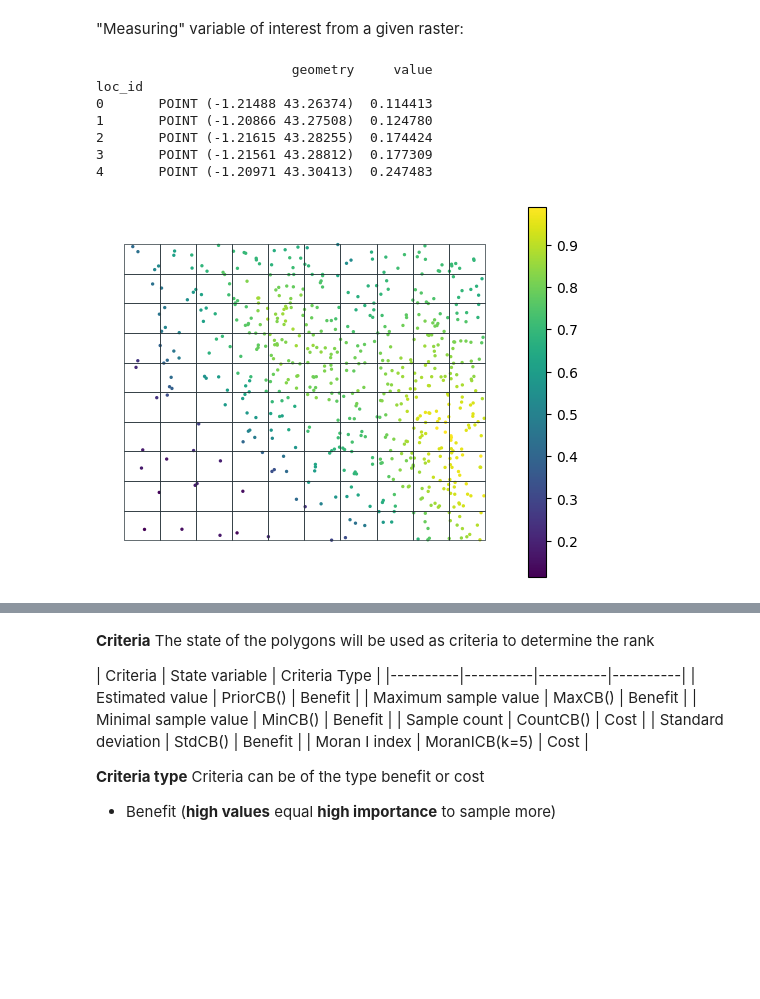
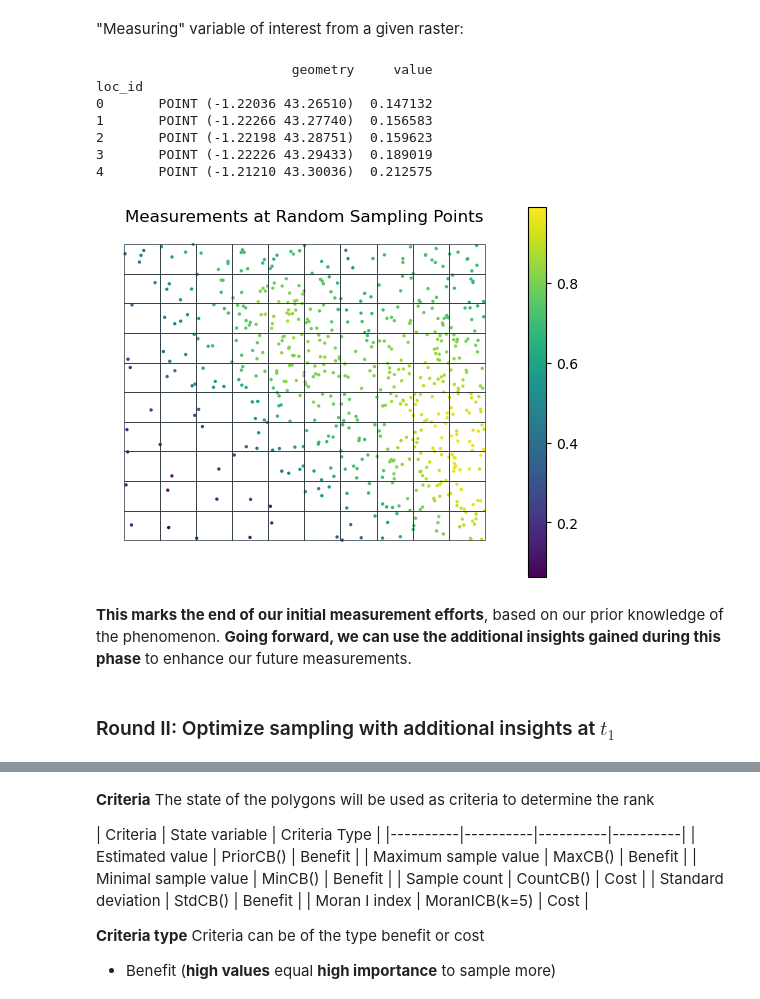
Before and after one commit to franckalbinet/trufl, a Jupyter notebook: nbs/index.ipynb, the cells around one changed output, grey strips where cells are left out. Drawn from its saved outputs; the diff is of its cells as text; code cells hidden in the pictures; blank space fills up the shorter version.

```diff
--- a/nbs/index.ipynb
+++ b/nbs/index.ipynb
@@ -169,8 +180,9 @@ It's worth noting that in the absence of any prior knowledge, a uniform sampling
 # %% [markdown]
 Based on the **ranks (sampling priority)** calculated by the `Optimizer` and given sampling **budget**, let's calculate the number of samples to be collected for each administrative unit (`loc_id`). Different sampling policies can be used (Weighted, quantiles):
 # %%
+budget_t0 = 600
 n = rank_to_sample(df_rank['rank'].sort_index().values,
-                   budget=600, min=1, policy="quantiles"); n
+                   budget=budget_t0, min=1, policy="quantiles"); n
 # %% [output]
 array([ 1,  1,  1,  1,  1,  1,  1,  1,  1,  4,  1,  1,  1,  1,  1,  4,  4,
         4,  4,  4,  1,  1,  1,  1,  1,  4,  4,  4,  4,  4,  1,  1,  1,  4,
@@ -206,18 +219,23 @@ The data collector collects measurements at the random sampling locations in the
 "Measuring" variable of interest from a given raster:
 # %%
 dc_emulator = DataCollector(fname_raster)
-samples_t0 = dc_emulator.collect(sample_locs_t0)
+measurements_t0 = dc_emulator.collect(sample_locs_t0)
 
-print(samples_t0.head())
-ax = samples_t0.plot(column='value', s=2, legend=True)
+print(measurements_t0.head())
+ax = measurements_t0.plot(column='value', s=2, legend=True)
 gdf_grid.boundary.plot(color=black, lw=0.5, ax=ax);
-plt.axis('off');
+plt.axis('off')
+plt.title('Measurements at Random Sampling Points');
 # %% [output]
                          geometry     value
 loc_id
-0       POINT (-1.21488 43.26374)  0.114413
-1       POINT (-1.20866 43.27508)  0.124780
-2       POINT (-1.21615 43.28255)  0.174424
-3       POINT (-1.21561 43.28812)  0.177309
-4       POINT (-1.20971 43.30413)  0.247483
+0       POINT (-1.22036 43.26510)  0.147132
+1       POINT (-1.22266 43.27740)  0.156583
+2       POINT (-1.22198 43.28751)  0.159623
+3       POINT (-1.22226 43.29433)  0.189019
+4       POINT (-1.21210 43.30036)  0.212575
-[figure, old version]
+[figure, new version]
+# %% [markdown]
+**This marks the end of our initial measurement efforts**, based on our prior knowledge of the phenomenon. **Going forward, we can use the additional insights gained during this phase** to enhance our future measurements.
+# %% [markdown]
+### Round II: Optimize sampling with additional insights at $t_1$
```
Also changed, not shown: parts of 35 cells of this notebook, 1 other file.
